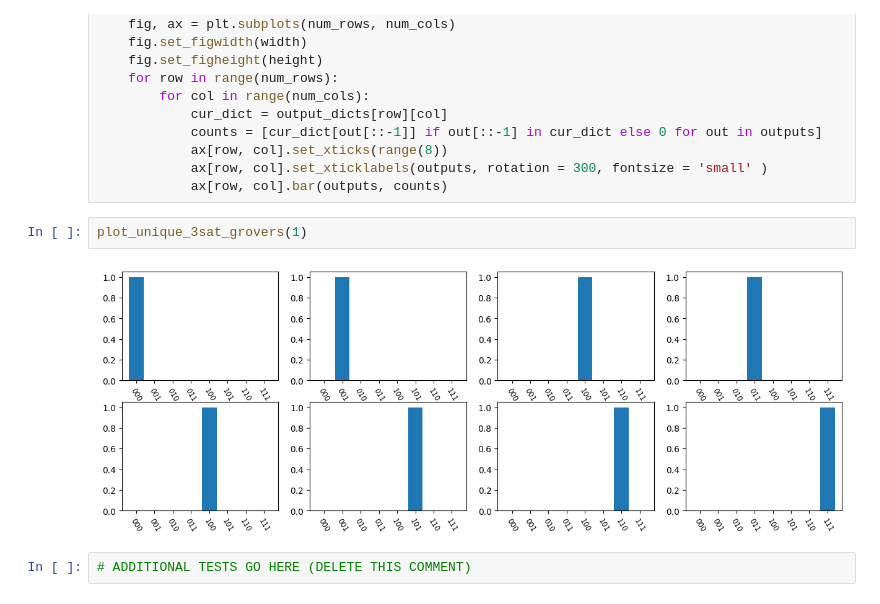
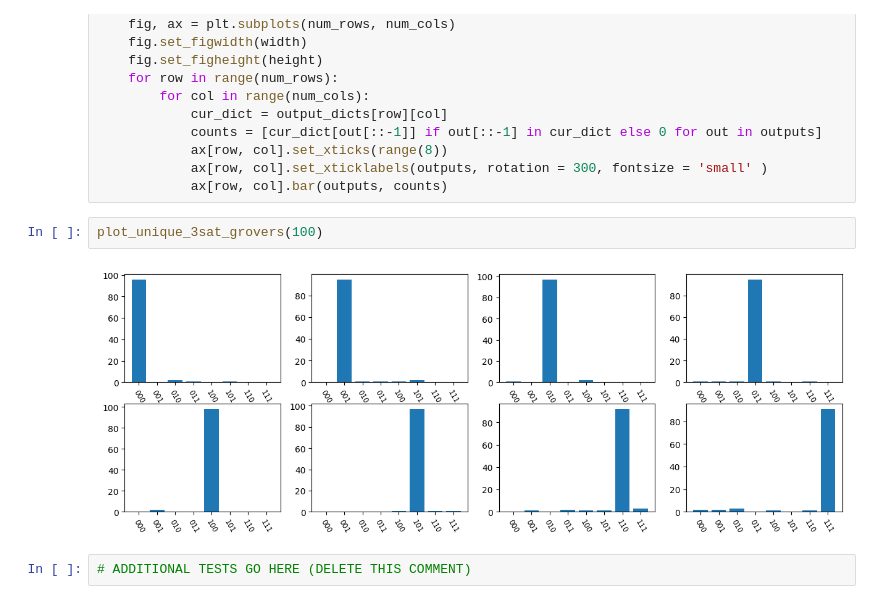
Before and after one commit to KhoiLe01/QuantumComputing, a Jupyter notebook: coding-assignment-5.ipynb, the cells around one changed output. Saved outputs shown, nothing was run; the diff lists cells and outputs as text.

```diff
--- a/coding-assignment-5.ipynb
+++ b/coding-assignment-5.ipynb
@@ -245,8 +245,8 @@ def plot_unique_3sat_grovers(trials):
             ax[row, col].set_xticklabels(outputs, rotation = 300, fontsize = 'small' )
             ax[row, col].bar(outputs, counts)
 # %%
-plot_unique_3sat_grovers(1)
+plot_unique_3sat_grovers(100)
 # %% [output]
-[figure, old version]
+[figure, new version]
 # %%
 # ADDITIONAL TESTS GO HERE (DELETE THIS COMMENT)
```
